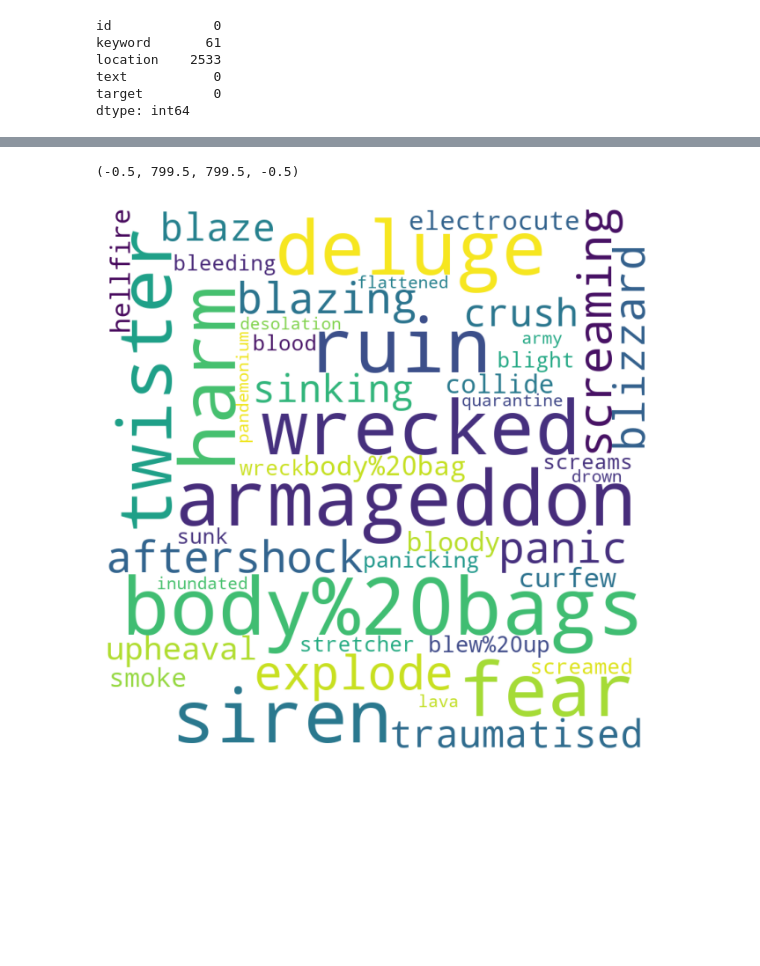
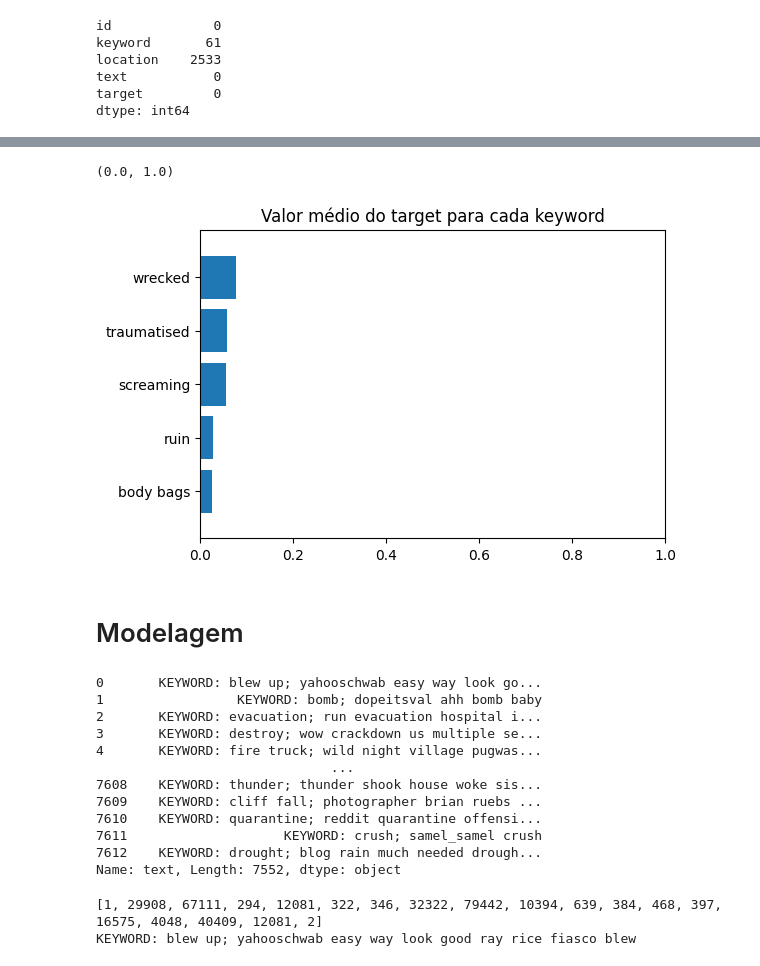
Before and after one commit to victorcoelh/kaggle-projects, a Jupyter notebook: tweets/tweets.ipynb, the cells around one changed output, grey strips where cells are left out. Saved outputs shown, nothing was run; the diff lists cells and outputs as text; code cells hidden in the pictures; blank space fills up the shorter version.

```diff
--- a/tweets/tweets.ipynb
+++ b/tweets/tweets.ipynb
@@ -89,0 +44,8 @@ dtype: int64
+# %%
+import nltk
+
+nltk.download("stopwords")
+nltk.download('wordnet')
+nltk.download('punkt')
+sw_nltk = nltk.corpus.stopwords.words("english")
+sw_nltk.append("amp")
@@ -174,15 +246,36 @@ plt.axis("off")
-# %%
-keyword_counts = df[df.target == 1].keyword.value_counts()
-
-# WordCloud para casos positivos
-cloud = WordCloud(width=800, height=800,
-                  background_color="white",
-                  max_words=45)
-cloud.generate_from_frequencies(keyword_counts)
-
-plt.figure(figsize= (8, 8))
-plt.imshow(cloud)
-plt.axis("off")
-# %% [output]
-(-0.5, 799.5, 799.5, -0.5)
-[figure, removed]
+# %%
+keyword_counts = processed_df.groupby("keyword")["target"].agg(["mean", "count"]).sort_values("count", ascending=False).head(100).sort_values("mean")
+autism = keyword_counts.head(5)
+
+y = [i for i in range(0, 5)]
+
+plt.figure(figsize=(6, 4))
+plt.title("Valor médio do target para cada keyword")
+plt.yticks(y, autism.index.values.tolist())
+plt.barh(y, autism["mean"])
+plt.margins(x=0.1, y=0.1)
+
+ax = plt.gca()
+ax.set_xlim([0.0, 1.0])
+# %% [output]
+(0.0, 1.0)
+[figure, added]
+# %% [markdown]
+# Modelagem
+# %%
+processed_df["text"] = processed_df["text"].apply(lambda x: " ".join(token for token in x))
+processed_df["text"] = "KEYWORD: " + processed_df["keyword"] + "; " + processed_df["text"]
+processed_df["text"]
+# %% [output]
+0       KEYWORD: blew up; yahooschwab easy way look go...
+1                 KEYWORD: bomb; dopeitsval ahh bomb baby
+2       KEYWORD: evacuation; run evacuation hospital i...
+3       KEYWORD: destroy; wow crackdown us multiple se...
+4       KEYWORD: fire truck; wild night village pugwas...
+                              ...
+7608    KEYWORD: thunder; thunder shook house woke sis...
+7609    KEYWORD: cliff fall; photographer brian ruebs ...
+7610    KEYWORD: quarantine; reddit quarantine offensi...
+7611                    KEYWORD: crush; samel_samel crush
+7612    KEYWORD: drought; blog rain much needed drough...
+Name: text, Length: 7552, dtype: object
@@ -188,0 +288,14 @@ plt.axis("off")
+# %%
+from transformers import AutoTokenizer, AutoModelForSequenceClassification
+
+model_name = "microsoft/deberta-v3-small"
+tokenizer = AutoTokenizer.from_pretrained(model_name)
+
+tokenized_ds = ds.map(lambda x: tokenizer(x["text"]), batched=True)
+tokenized_ds = tokenized_ds.rename_columns({"target":"labels"})
+
+print(tokenized_ds["input_ids"][0])
+print(tokenized_ds["text"][0])
+# %% [output]
+[1, 29908, 67111, 294, 12081, 322, 346, 32322, 79442, 10394, 639, 384, 468, 397, 16575, 4048, 40409, 12081, 2]
+KEYWORD: blew up; yahooschwab easy way look good ray rice fiasco blew
```
Also changed, not shown: parts of 30 cells of this notebook.
